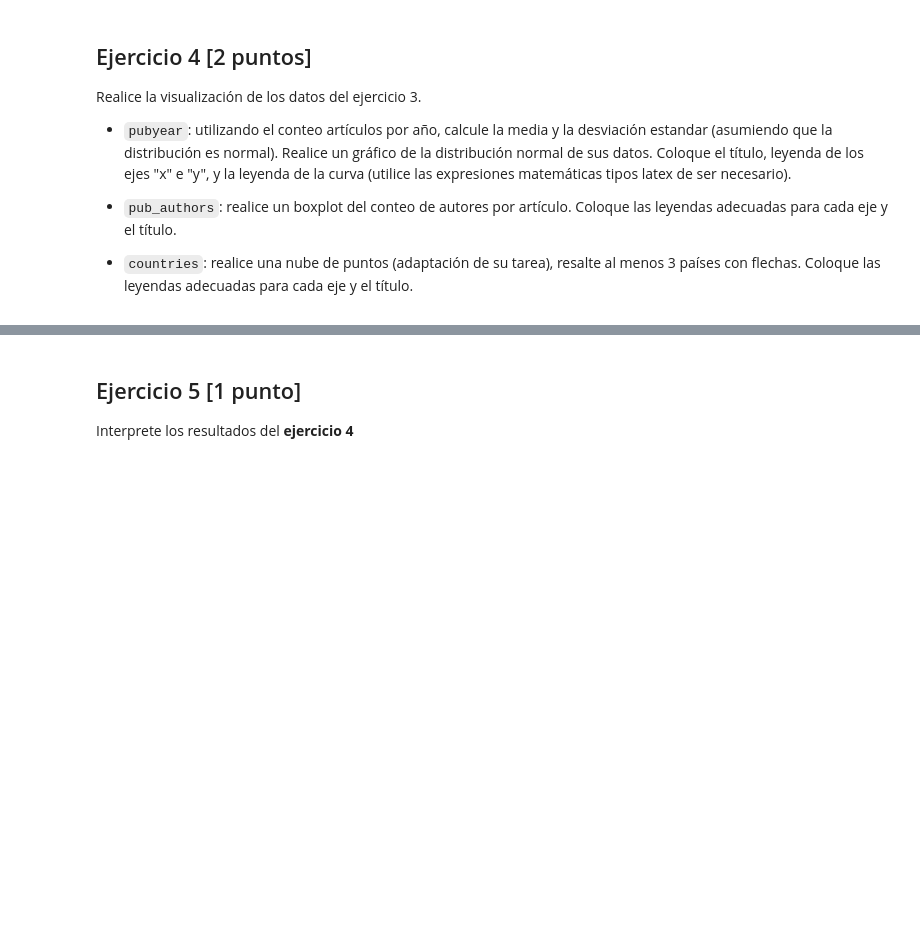
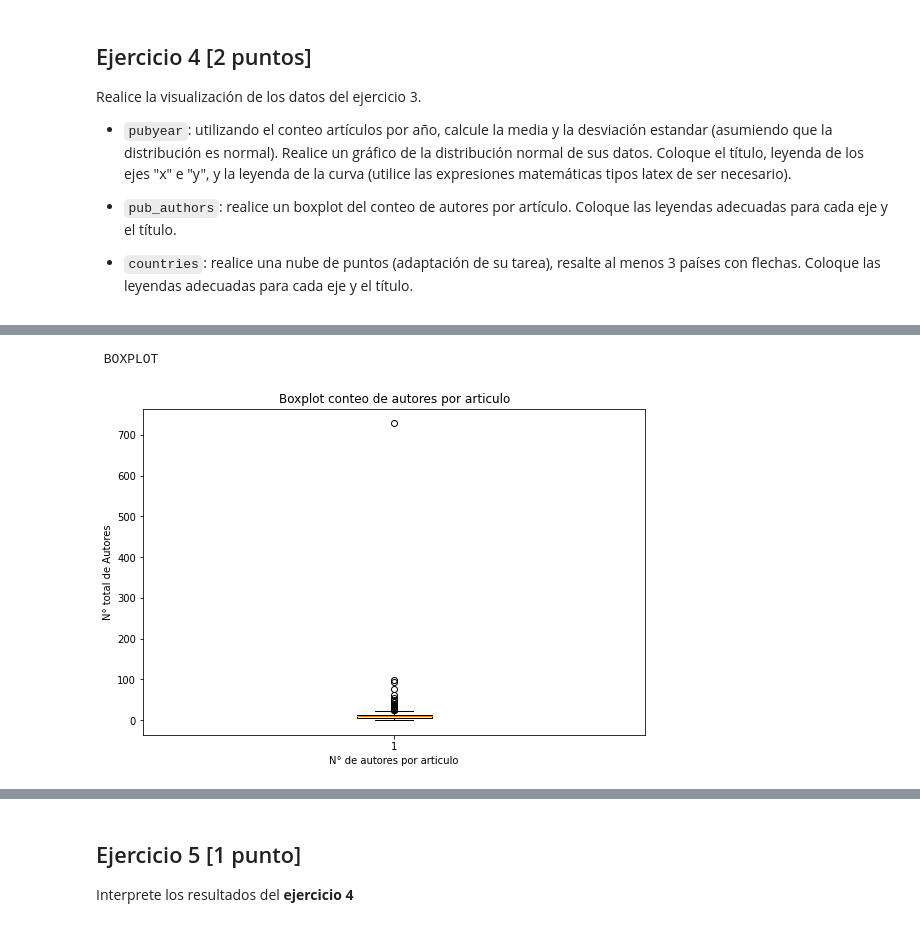
Before and after one commit to Rodrigo-190/2021II_GBI6_Examen-Python, a Jupyter notebook: 2021II_GBI6_ExamenParcialPython-checkpoint.ipynb, the cells around one changed output, grey strips where cells are left out. Drawn from its saved outputs; the diff is of its cells as text; code cells hidden in the pictures; blank space fills up the shorter version.

```diff
--- a/2021II_GBI6_ExamenParcialPython-checkpoint.ipynb
+++ b/2021II_GBI6_ExamenParcialPython-checkpoint.ipynb
@@ -147,0 +192,17 @@ Realice la visualización de los datos del ejercicio 3.
+# %%
+# Escriba aquí su código para el literal 'b' correspondiente al ejercicio 4
+i = pub_authors.iloc[:,1]
+s = pd.Series(i)
+s1 = s.tolist()
+#s1.pop(79) #Eliminamos el dato atípico
+fig = plt.figure(1, figsize=(9, 6))
+ax = fig.add_subplot(111)
+bp = ax.boxplot(s1)
+plt.xlabel('N° de autores por articulo')
+plt.ylabel('N° total de Autores')
+plt.title('Boxplot conteo de autores por articulo')
+plt.savefig("Boxplot conteo de autores por articulo.jpg")
+plt.show()
+# %% [output]
+ BOXPLOT
+[figure, added]
```
Also changed, not shown: parts of 3 cells of this notebook, 4 other files.
